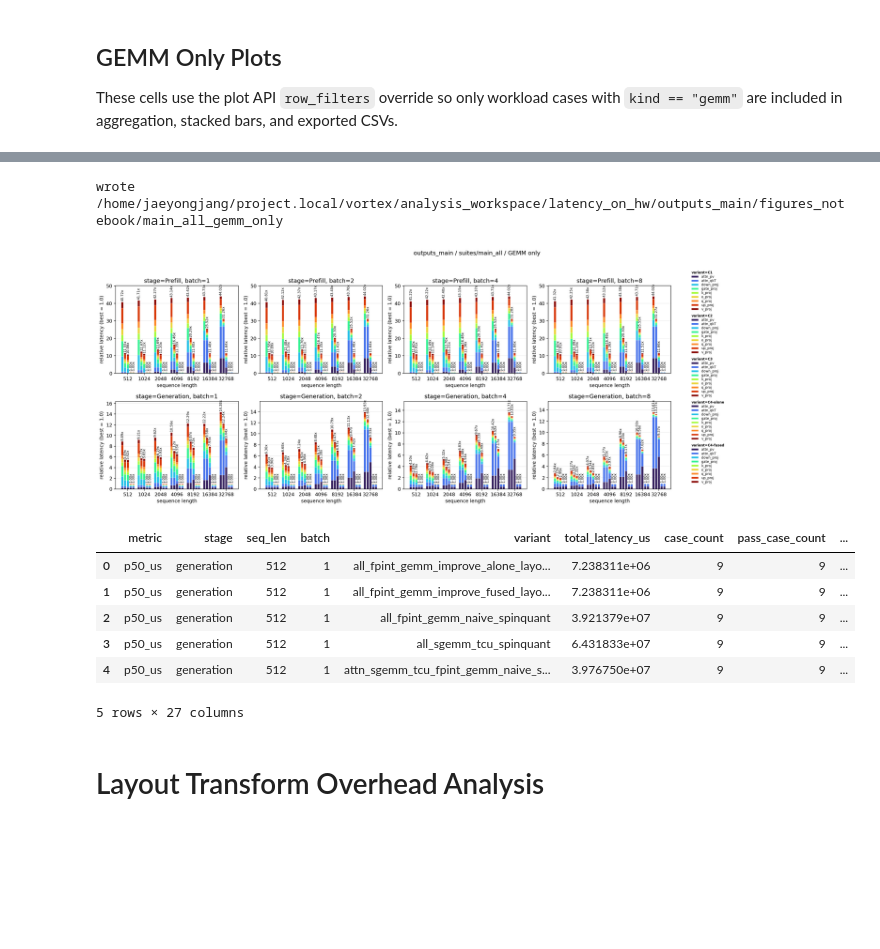
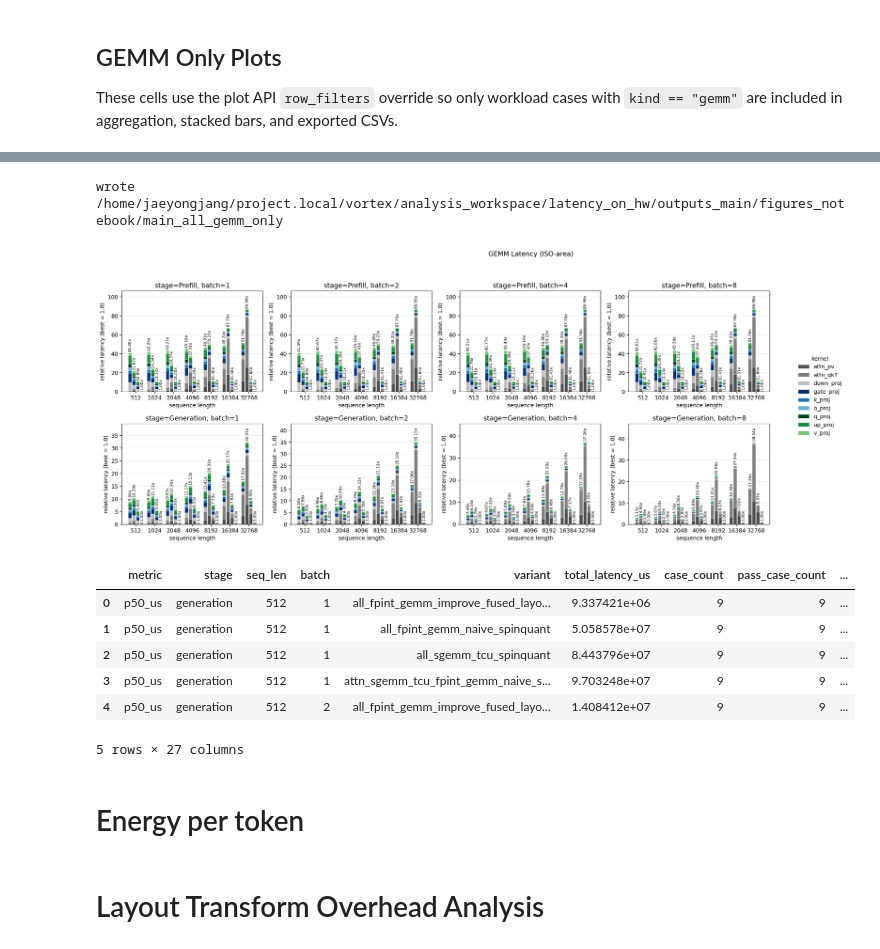
Before and after one commit to jang1664/vortex, a Jupyter notebook: analysis_workspace/latency_on_hw/plot.ipynb, the cells around one changed output, grey strips where cells are left out. Cells and saved outputs as stored; diff of their text form; code cells hidden in the pictures; blank space fills up the shorter version.

Commit message:
update latency_bench plot features  Please enter the commit message for your changes. Lines starting

```diff
--- a/analysis_workspace/latency_on_hw/plot.ipynb
+++ b/analysis_workspace/latency_on_hw/plot.ipynb
@@ -183,12 +253,25 @@ def run_suite_plot(
     out_name: str | None = None,
     figure_title: str | None = None,
     row_filters: tuple | None = None,
+    stacked: bool | None = None,
+    include_c4_alone: bool = False,
+    stack_legend_scope: str | None = None,
+    legend_position: str | None = None,
+    legend_ncol: int | None = None,
+    palette: tuple[str, ...] | None = None,
 ) -> PlotRunResult:
     suites_in = suite_paths(tag)
     out_dir = LATENCY_DIR / "outputs_main" / "figures_notebook" / (out_name or tag)
     missing_inputs = [path for path in [*suites_in, *RAW_DBS_OUTPUT_MAIN] if not path.exists()]
     if missing_inputs:
         raise FileNotFoundError("missing plot inputs:\n" + "\n".join(str(path) for path in missing_inputs))
+
+    stacked_value = STACKED if stacked is None else stacked
+    legend_title = LEGEND_TITLE if LEGEND_TITLE is not None else ("kernel" if stacked_value else "variant")
+    plot_row_filters = tuple(PLOT_ROW_FILTERS if row_filters is None else row_filters)
+    if not include_c4_alone and exclude_c4_alone not in plot_row_filters:
+        plot_row_filters = (*plot_row_filters, exclude_c4_alone)
+    effective_stack_legend_scope = STACK_LEGEND_SCOPE if stack_legend_scope is None else stack_legend_scope
 
     suites = [load_suite(path, repo_root=REPO_ROOT) for path in suites_in]
     options = SuiteBarPlotOptions(
@@ -201,27 +284,28 @@ def run_suite_plot(
         hue=HUE_AXIS,
         row=ROW_AXIS,
         col=COL_AXIS,
-        stacked=STACKED,
+        stacked=stacked_value,
         stack_by=STACK_BY,
         value_labels=VALUE_LABELS,
         relative=RELATIVE,
         relative_scope=RELATIVE_SCOPE,
         share_y=SHARE_Y,
-        legend_position=LEGEND_POSITION,
-        legend_ncol=LEGEND_NCOL,
+        legend_position=LEGEND_POSITION if legend_position is None else legend_position,
+        legend_ncol=LEGEND_NCOL if legend_ncol is None else legend_ncol,
         figure_title=figure_title if figure_title is not None else FIGURE_TITLE,
         subplot_title_template=SUBPLOT_TITLE_TEMPLATE,
         x_label=X_LABEL,
         y_label=Y_LABEL,
-        legend_title=LEGEND_TITLE,
+        legend_title=legend_title,
         axis_label_map=AXIS_LABEL_MAP,
-        label_maps=LABEL_MAPS,
+        label_maps=plot_label_maps(include_c4_alone=include_c4_alone),
         value_orders=VALUE_ORDERS,
-        stack_legend_scope="hue",
+        stack_legend_scope=effective_stack_legend_scope,
         latency_scale_rules=tuple(LATENCY_SCALE_RULES),
+        case_latency_scale_rules=tuple(CASE_LATENCY_SCALE_RULES),
         latency_estimate=LATENCY_ESTIMATE,
-        row_filters=tuple(PLOT_ROW_FILTERS if row_filters is None else row_filters),
-        palette=BAR_PALETTE,
+        row_filters=plot_row_filters,
+        palette=BAR_PALETTE if palette is None else palette,
         hue_stack_cmaps=HUE_STACK_CMAPS,
         stack_cmap_min=STACK_CMAP_MIN,
         stack_cmap_max=STACK_CMAP_MAX,
@@ -301,5 +385,5 @@ wrote /home/jaeyongjang/project.local/vortex/analysis_workspace/latency_on_hw/ou
 
 These cells use the plot API `row_filters` override so only workload cases with `kind == "gemm"` are included in aggregation, stacked bars, and exported CSVs.
 # %%
-GEMM_ONLY_FILTERS = (lambda df: df["kind"].eq("gemm"),)
+GEMM_ONLY_FILTERS = (lambda df: df["kind"].eq("gemm"), exclude_c4_alone)
 # %%
@@ -324,19 +401,25 @@ wrote /home/jaeyongjang/project.local/vortex/analysis_workspace/latency_on_hw/ou
 # %%
 main_all_gemm_only_result = run_suite_plot(
     "main_all",
     out_name="main_all_gemm_only",
-    figure_title="outputs_main / suites/main_all / GEMM only",
+    figure_title="GEMM Latency (ISO-area)",
     row_filters=GEMM_ONLY_FILTERS,
+    stacked=True,
+    include_c4_alone=False,
+    stack_legend_scope="global",
+    palette=GEMM_ONLY_STACK_PALETTE,
 )
 display_plot(main_all_gemm_only_result)
 main_all_gemm_only_result.plot_data.head()
 # %% [output]
 wrote /home/jaeyongjang/project.local/vortex/analysis_workspace/latency_on_hw/outputs_main/figures_notebook/main_all_gemm_only
-[figure, old version]
+[figure, new version]
 |  | metric | stage | seq_len | batch | variant | total_latency_us | case_count | pass_case_count | ... |
-| 0 | p50_us | generation | 512 | 1 | all_fpint_gemm_improve_alone_layo... | 7.238311e+06 | 9 | 9 | ... |
-| 1 | p50_us | generation | 512 | 1 | all_fpint_gemm_improve_fused_layo... | 7.238311e+06 | 9 | 9 | ... |
-| 2 | p50_us | generation | 512 | 1 | all_fpint_gemm_naive_spinquant | 3.921379e+07 | 9 | 9 | ... |
-| 3 | p50_us | generation | 512 | 1 | all_sgemm_tcu_spinquant | 6.431833e+07 | 9 | 9 | ... |
-| 4 | p50_us | generation | 512 | 1 | attn_sgemm_tcu_fpint_gemm_naive_s... | 3.976750e+07 | 9 | 9 | ... |
+| 0 | p50_us | generation | 512 | 1 | all_fpint_gemm_improve_fused_layo... | 9.337421e+06 | 9 | 9 | ... |
+| 1 | p50_us | generation | 512 | 1 | all_fpint_gemm_naive_spinquant | 5.058578e+07 | 9 | 9 | ... |
+| 2 | p50_us | generation | 512 | 1 | all_sgemm_tcu_spinquant | 8.443796e+07 | 9 | 9 | ... |
+| 3 | p50_us | generation | 512 | 1 | attn_sgemm_tcu_fpint_gemm_naive_s... | 9.703248e+07 | 9 | 9 | ... |
+| 4 | p50_us | generation | 512 | 2 | all_fpint_gemm_improve_fused_layo... | 1.408412e+07 | 9 | 9 | ... |
 5 rows × 27 columns
+# %% [markdown]
+# Energy per token
```
Also changed, not shown: parts of 13 cells of this notebook, 2 other files.
